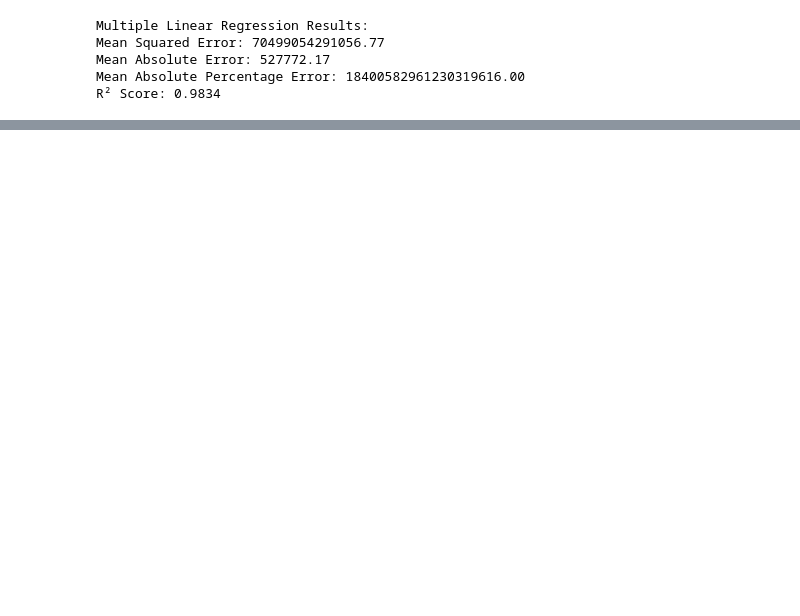
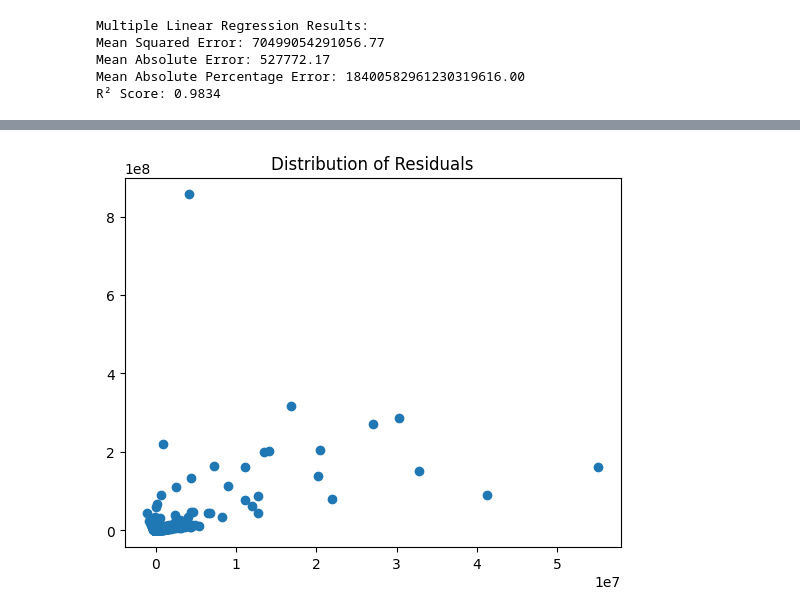
Before and after one commit to savoskin0502/public-procurement-optimization, a Jupyter notebook: Model_training.ipynb, the cells around one changed output, grey strips where cells are left out. Cells and saved outputs as stored; diff of their text form; code cells hidden in the pictures; blank space fills up the shorter version.

```diff
--- a/Model_training.ipynb
+++ b/Model_training.ipynb
@@ -214,0 +255,10 @@ R² Score: 0.9834
+# %%
+import seaborn as sns
+import matplotlib.pyplot as plt
+
+residuals = y_pred_simple_lr - y_test
+plt.scatter(residuals, X_test["total_amount"])
+plt.title("Distribution of Residuals")
+plt.show()
+# %% [output]
+[figure, added]
```
Also changed, not shown: parts of 34 cells of this notebook, 1 other file.
